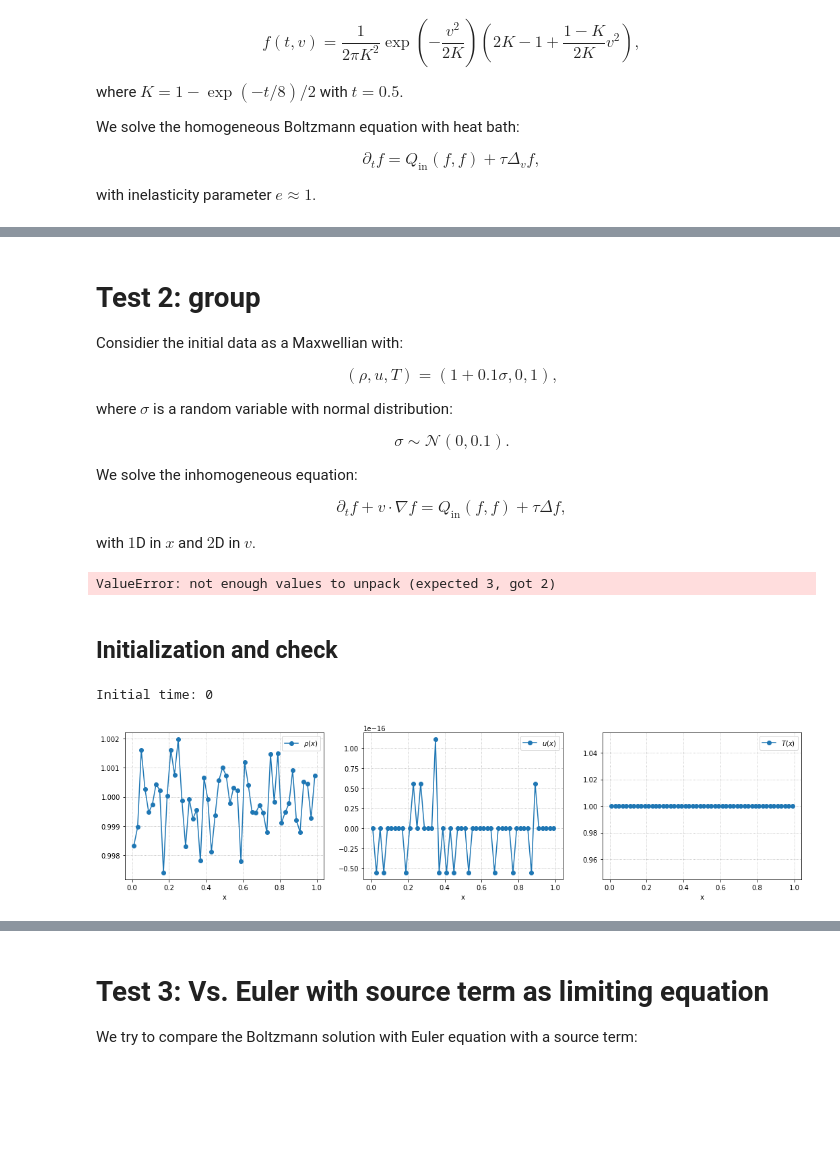
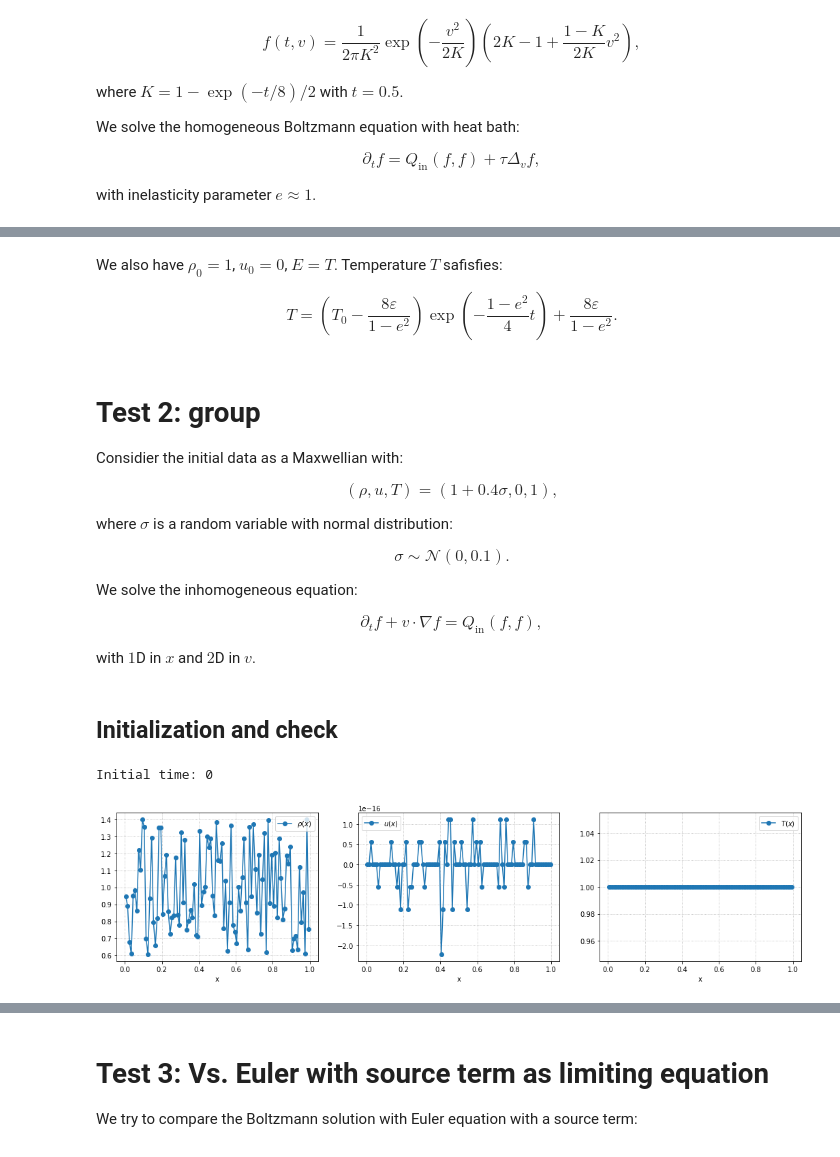
Before and after one commit to Mayuyu/proj-int-inelastic, a Jupyter notebook: main_test.ipynb, the cells around one changed output, grey strips where cells are left out. Saved outputs shown, nothing was run; the diff lists cells and outputs as text; code cells hidden in the pictures; blank space fills up the shorter version.

Commit message:
change config files and main_test

```diff
--- a/main_test.ipynb
+++ b/main_test.ipynb
@@ -68,23 +86,39 @@ def norm2(f):
 from src.utility import RK4
 from tqdm import tnrange
 
-tau = 1e-6
+tau = 1. - Q.e
 # Set up parameters
-dt = 0.05
+dt = 0.008
 t = 0
 
 # Initialize
-f = bkw_f(Q.v, 0.)
+# f = bkw_f(Q.v, 0.)
+# f = maxwellian(Q.v, 8.0)
+f = flat(Q.v, 8.)
 fs = [f]
 ts = [t]
 
-print("Initial density: {}".format(np.sum(f)*Q.dv**2))
+ini = {'density': np.sum(f)*Q.dv**2,
+       'velocity': (np.sum(f*Q.v)*Q.dv**2, np.sum(f*Q.v[:,None])*Q.dv**2),
+       'temperature': 0.5*np.sum(f*(Q.v**2 + Q.v[:,None]**2))*Q.dv**2}
 
-for n in tnrange(4000):
+T0 = ini['temperature']
+rho_0 = ini['density']
+
+print(ini)
+
+
+for n in tnrange(2500):
     f = RK4(f, Q.col_heat, tau, dt)
     t += dt
     fs.append(f)
     ts.append(t)
 
-print("Check whether we it converges to equilibruim: {}".format(norm2(fs[-2] - fs[-1])))
+print("Check whether it converges to equilibruim: {}".format(norm2(fs[-2] - fs[-1])))
+
+end = {'density': np.sum(f)*Q.dv**2,
+       'velocity': (np.sum(f*Q.v)*Q.dv**2, np.sum(f*Q.v[:,None])*Q.dv**2),
+       'temperature': 0.5*np.sum(f*(Q.v**2 + Q.v[:,None]**2))*Q.dv**2}
+
+print(end)
 # %% [output]
@@ -128,10 +167,16 @@ ax[1].plot(ts, T)
+# %% [markdown]
+We also have $\rho_0 = 1$, $u_0 = 0$, $E = T$. Temperature $T$ safisfies:
+
+$$
+T=\left(T_0-\frac{8\varepsilon}{1-e^2}\right)\exp{\left(-\frac{1-e^2}{4}t\right)}+\frac{8\varepsilon}{1-e^2}.
+$$
 # %% [markdown]
 # Test 2: group
 
 Considier the initial data as a Maxwellian with:
 
 $$
-(\rho, u, T) = (1 + 0.1\sigma, 0, 1),
+(\rho, u, T) = (1 + 0.4\sigma, 0, 1),
 $$
 
 where $\sigma$ is a random variable with normal distribution:
@@ -143,7 +188,7 @@ $$
 We solve the inhomogeneous equation:
 
 $$
-\partial_t f + v\cdot\nabla f = Q_\text{in}(f, f) + \tau\Delta f,
+\partial_t f + v\cdot\nabla f = Q_\text{in}(f, f),
 $$
 
 with $1$D in $x$ and $2$D in $v$.
@@ -153,38 +198,36 @@ def maxwellian_vectorized(v, u, T, rho):
     return rho[:,None,None]/(2*pi*T)*np.exp(-((v-u)[:,None]**2+v**2)/(2*T))
 # %%
 # Import config.json file
-config_2d = get_config('./src/configs/config_2D.json')
-config_2d.e = 0.9
+config_2d = get_config('./src/configs/config_1d_2d.json')
+# config_2d.e = 0.6
 # Prepare collision
 Q = FastSpectralCollision2D(config_2d)
 # %%
 soln = Solution(config_2d)
 x, v, _ = soln.c_centers
 x, v = x[:,0,0], v[0,:,0]
-# %% [output]
-ValueError: not enough values to unpack (expected 3, got 2)
 # %% [markdown]
 ## Initialization and check
 # %%
-rho = 1. + 0.1*np.random.normal(0, 0.1, x.shape[0])
+rho = 1. + 0.4*np.random.uniform(-1, 1, x.shape[0])
 f0 = np.empty(soln.f.shape)
 f0 = maxwellian_vectorized(v, 0., 1., rho)
 
 #Initialize
 soln.state.f = f0.copy()
 soln.t = 0
 # Plot
 print("Initial time: {}".format(soln.t))
 fig, ax = plt.subplots(1, 3, figsize=(18, 4))
 ax[0].plot(x, soln.rho, '-o', label=r'$\rho(x)$')
 ax[1].plot(x, soln.u[0], '-o', label=r'$u(x)$')
 ax[2].plot(x, soln.T, '-o', label=r'$T(x)$')
 for iax in ax:
     iax.set_xlabel(r'x')
     iax.legend()
     iax.set_xlabel
     iax.grid(which='both',linestyle=':')
 # %% [output]
 Initial time: 0
-[figure, old version]
+[figure, new version]
 # %%
```
Also changed, not shown: parts of 20 cells of this notebook, 4 other files.
